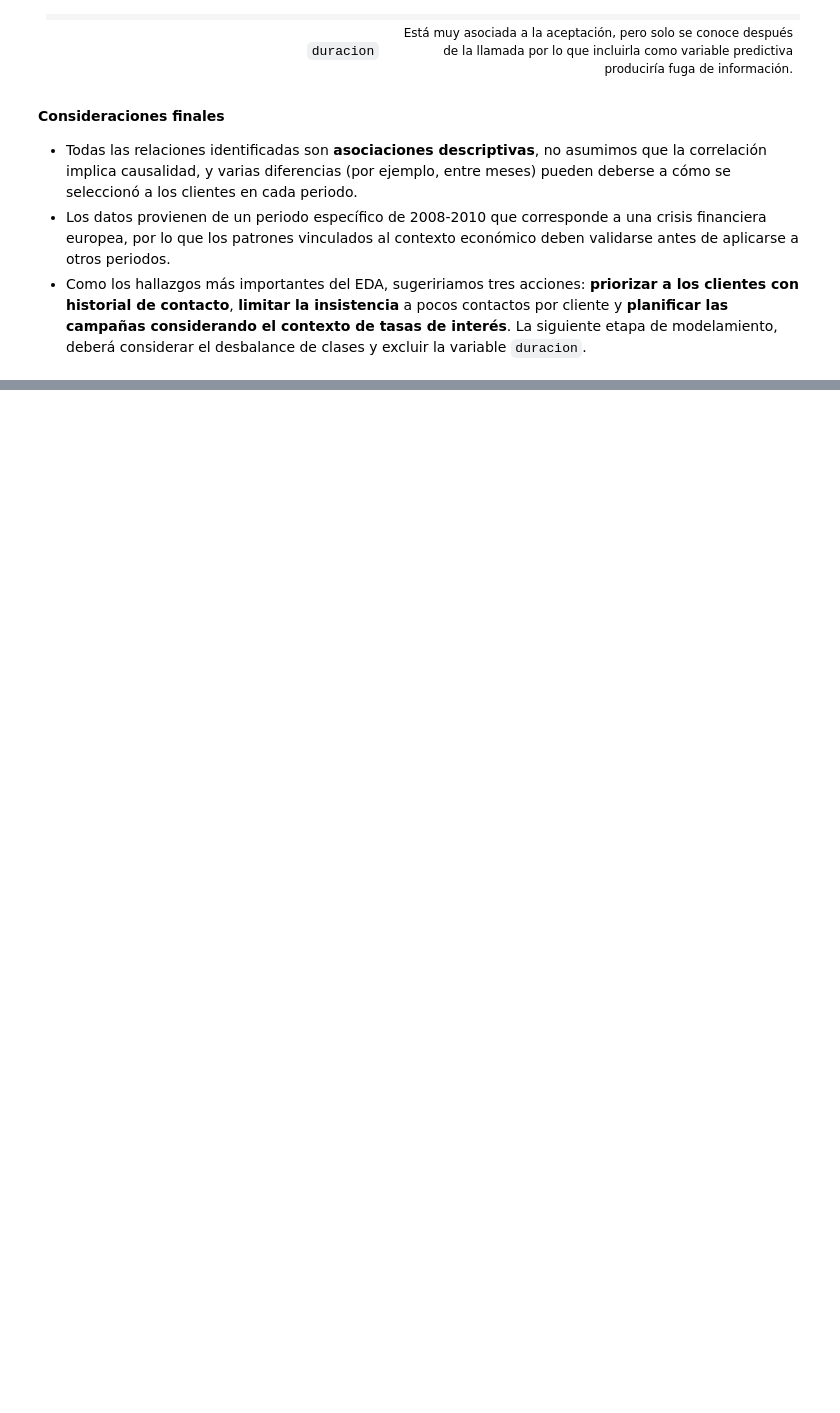
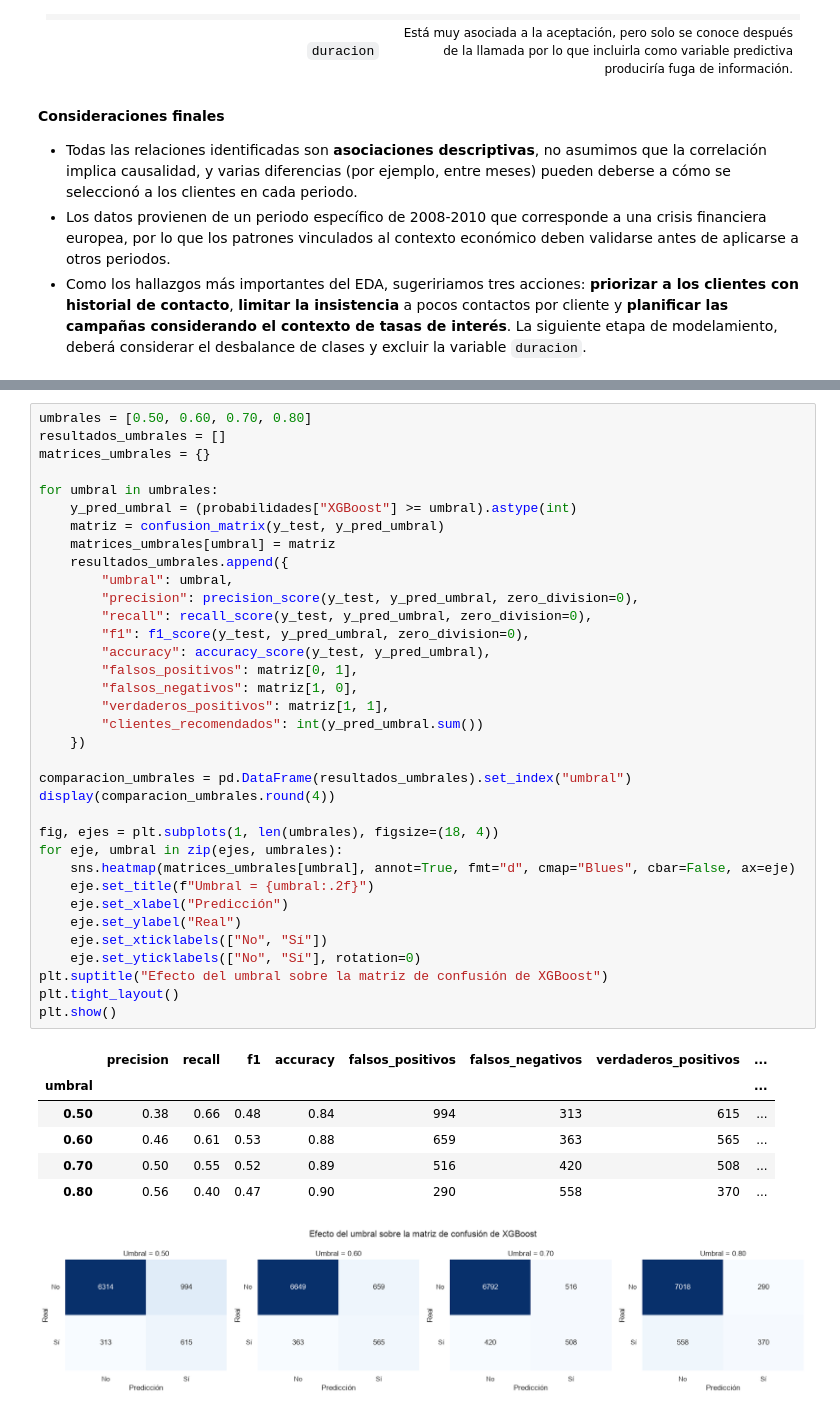
Before and after one commit to Lavacacharles/Predicting-Acceptance-in-Banking-Telemarketing-, a Jupyter notebook: code/proyecto_analisis_bancario.ipynb, the cells around one changed output, grey strips where cells are left out. Cells and saved outputs as stored; diff of their text form; blank space fills up the shorter version.

```diff
--- a/code/proyecto_analisis_bancario.ipynb
+++ b/code/proyecto_analisis_bancario.ipynb
@@ -1457,0 +1733,43 @@ Esto no es concluyente ya que como toda relación exploratoria, encontramos asoc
+# %%
+umbrales = [0.50, 0.60, 0.70, 0.80]
+resultados_umbrales = []
+matrices_umbrales = {}
+
+for umbral in umbrales:
+    y_pred_umbral = (probabilidades["XGBoost"] >= umbral).astype(int)
+    matriz = confusion_matrix(y_test, y_pred_umbral)
+    matrices_umbrales[umbral] = matriz
+    resultados_umbrales.append({
+        "umbral": umbral,
+        "precision": precision_score(y_test, y_pred_umbral, zero_division=0),
+        "recall": recall_score(y_test, y_pred_umbral, zero_division=0),
+        "f1": f1_score(y_test, y_pred_umbral, zero_division=0),
+        "accuracy": accuracy_score(y_test, y_pred_umbral),
+        "falsos_positivos": matriz[0, 1],
+        "falsos_negativos": matriz[1, 0],
+        "verdaderos_positivos": matriz[1, 1],
+        "clientes_recomendados": int(y_pred_umbral.sum())
+    })
+
+comparacion_umbrales = pd.DataFrame(resultados_umbrales).set_index("umbral")
+display(comparacion_umbrales.round(4))
+
+fig, ejes = plt.subplots(1, len(umbrales), figsize=(18, 4))
+for eje, umbral in zip(ejes, umbrales):
+    sns.heatmap(matrices_umbrales[umbral], annot=True, fmt="d", cmap="Blues", cbar=False, ax=eje)
+    eje.set_title(f"Umbral = {umbral:.2f}")
+    eje.set_xlabel("Predicción")
+    eje.set_ylabel("Real")
+    eje.set_xticklabels(["No", "Sí"])
+    eje.set_yticklabels(["No", "Sí"], rotation=0)
+plt.suptitle("Efecto del umbral sobre la matriz de confusión de XGBoost")
+plt.tight_layout()
+plt.show()
+# %% [output]
+|  | precision | recall | f1 | accuracy | falsos_positivos | falsos_negativos | verdaderos_positivos | ... |
+| umbral |  |  |  |  |  |  |  | ... |
+| 0.50 | 0.38 | 0.66 | 0.48 | 0.84 | 994 | 313 | 615 | ... |
+| 0.60 | 0.46 | 0.61 | 0.53 | 0.88 | 659 | 363 | 565 | ... |
+| 0.70 | 0.50 | 0.55 | 0.52 | 0.89 | 516 | 420 | 508 | ... |
+| 0.80 | 0.56 | 0.40 | 0.47 | 0.90 | 290 | 558 | 370 | ... |
+[figure, added]
```
Also changed, not shown: parts of 30 cells of this notebook, 30 other files.
